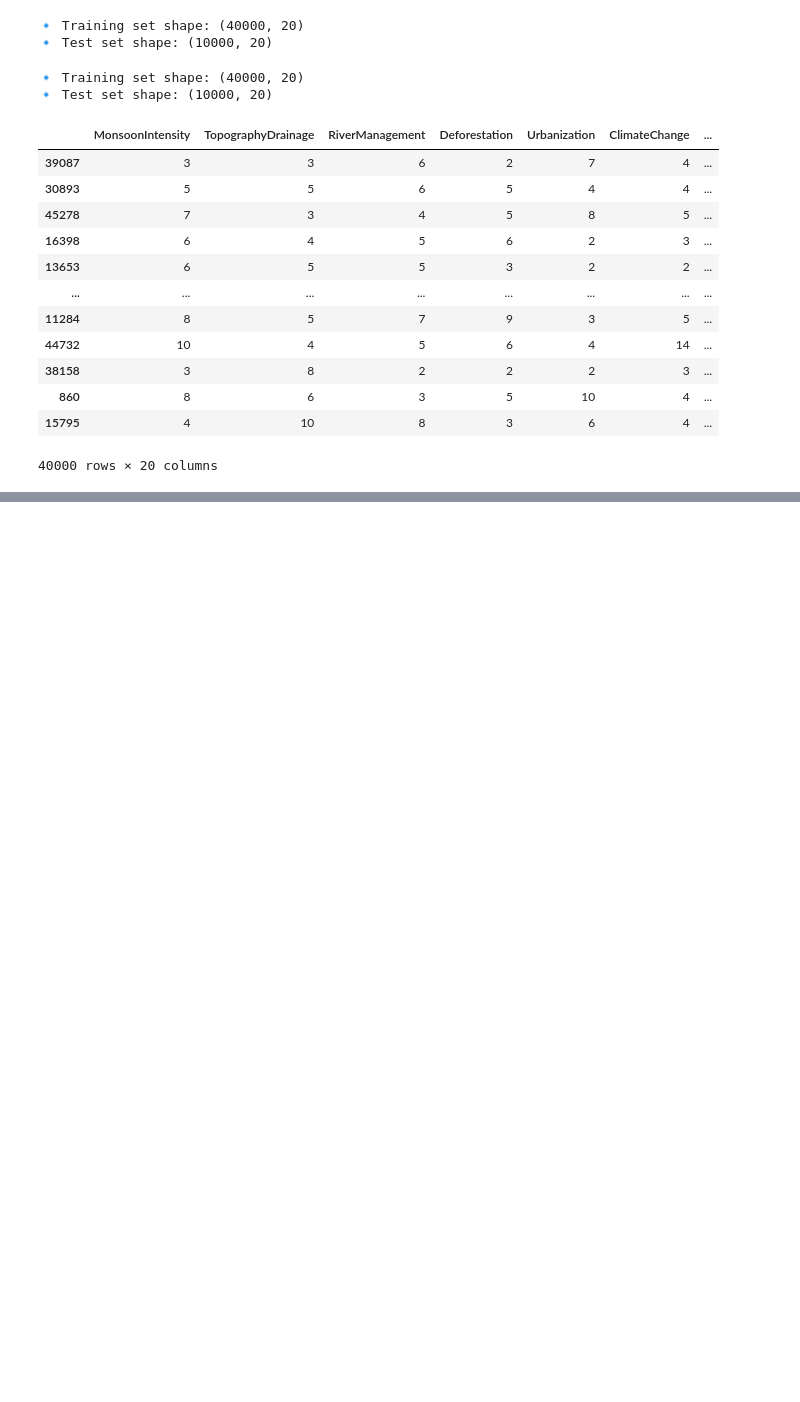
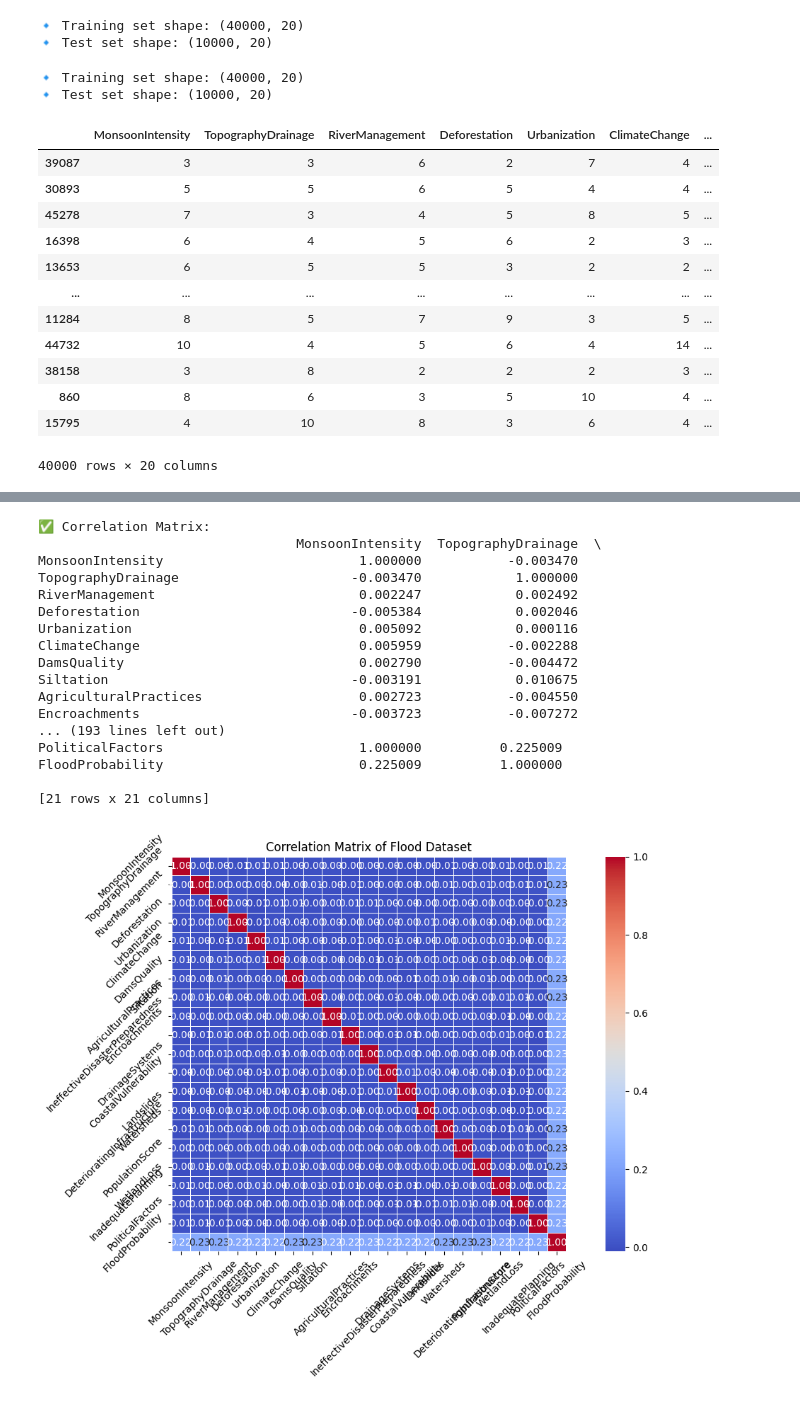
Before and after one commit to sumeethvarma7/AI_Based_Disaster_Early_Warning_System.ipynb, a Jupyter notebook: Copy_of_AI_Based_Disaster_Early_Warning_System.ipynb, the cells around one changed output, grey strips where cells are left out. Cells and saved outputs as stored; diff of their text form; code cells hidden in the pictures; blank space fills up the shorter version.

```diff
--- a/Copy_of_AI_Based_Disaster_Early_Warning_System.ipynb
+++ b/Copy_of_AI_Based_Disaster_Early_Warning_System.ipynb
@@ -384,0 +584,45 @@ X_train
+# %%
+import pandas as pd
+import seaborn as sns
+import matplotlib.pyplot as plt
+
+# 1. Load the dataset (or use existing DataFrame 'df')
+# df = pd.read_csv("/content/flood.csv")  # Uncomment if you need to load it again
+
+# 2. Create a copy of the dataset
+df_copy = df.copy()
+
+# 3. Compute the correlation matrix
+corr_matrix = df_copy.corr()
+
+# 4. Print the correlation matrix
+print("✅ Correlation Matrix:")
+print(corr_matrix)
+
+# 5. Plot the correlation matrix
+plt.figure(figsize=(12, 8))
+sns.heatmap(corr_matrix, annot=True, fmt=".2f", cmap='coolwarm', square=True, linewidths=0.5)
+plt.title("Correlation Matrix of Flood Dataset")
+plt.xticks(rotation=45)
+plt.yticks(rotation=45)
+plt.tight_layout()
+plt.show()
+# %% [output]
+✅ Correlation Matrix:
+                                 MonsoonIntensity  TopographyDrainage  \
+MonsoonIntensity                         1.000000           -0.003470
+TopographyDrainage                      -0.003470            1.000000
+RiverManagement                          0.002247            0.002492
+Deforestation                           -0.005384            0.002046
+Urbanization                             0.005092            0.000116
+ClimateChange                            0.005959           -0.002288
+DamsQuality                              0.002790           -0.004472
+Siltation                               -0.003191            0.010675
+AgriculturalPractices                    0.002723           -0.004550
+Encroachments                           -0.003723           -0.007272
+... (193 lines left out)
+PoliticalFactors                         1.000000          0.225009
+FloodProbability                         0.225009          1.000000
+
+[21 rows x 21 columns]
+[figure, added]
```
Also changed, not shown: parts of 4 cells of this notebook.
